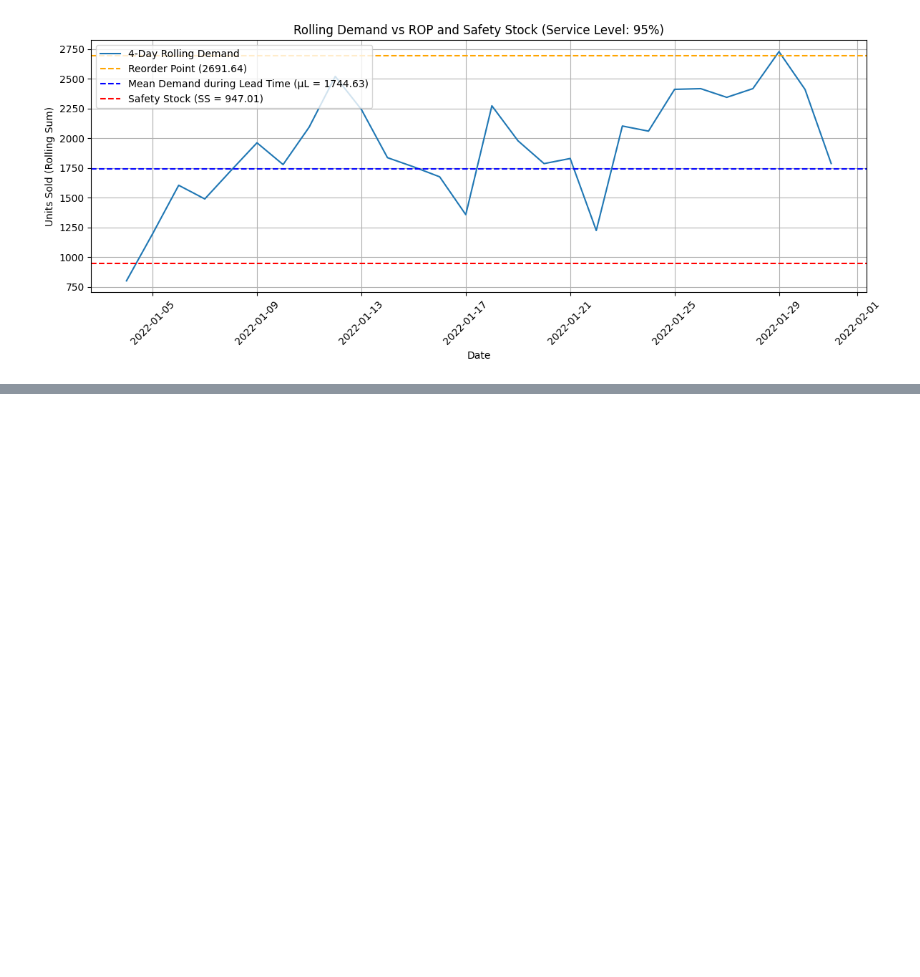
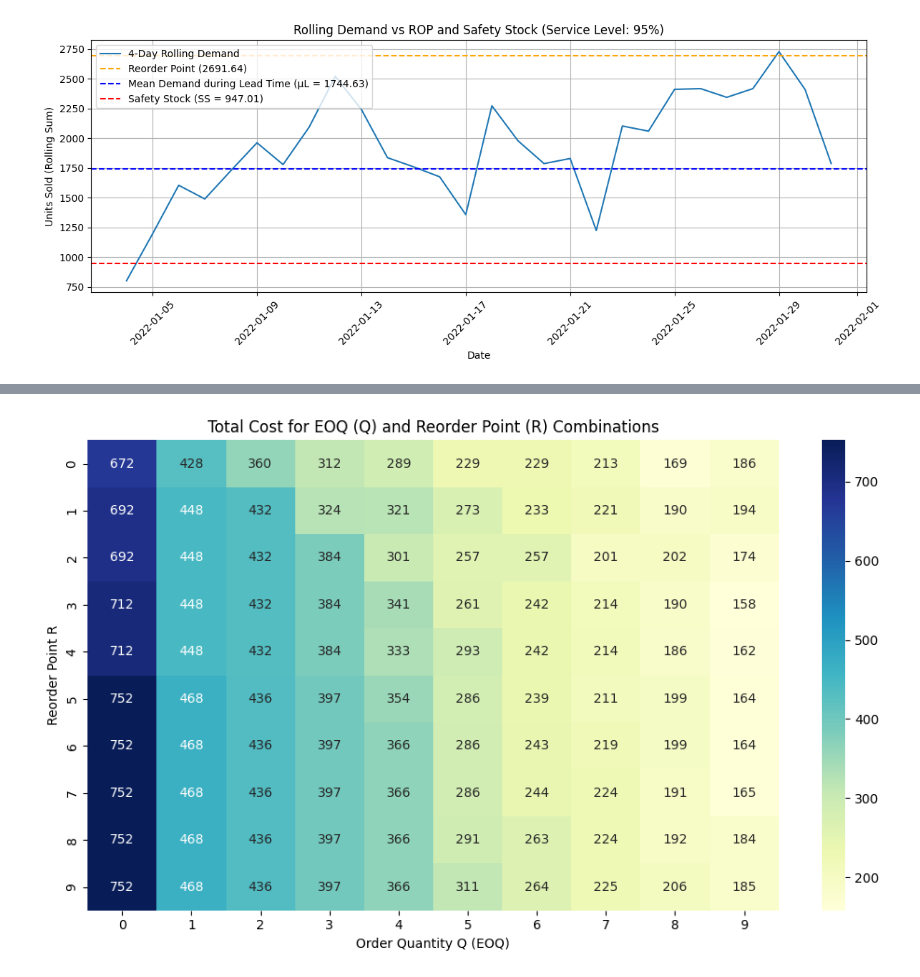
Before and after one commit to laithrasheed/Data-Science-Projects, a Jupyter notebook: Supply Chains Domain Knowledge/Coursera Specialization - Leverage Data Science for a More Agile Supply Chain/Practical notes with numeric data.ipynb, the cells around one changed output, grey strips where cells are left out. Cells and saved outputs as stored; diff of their text form; code cells hidden in the pictures; blank space fills up the shorter version.

Commit message:
Course3 Final Answer

```diff
--- a/Supply Chains Domain Knowledge/Coursera Specialization - Leverage Data Science for a More Agile Supply Chain/Practical notes with numeric data.ipynb
+++ b/Supply Chains Domain Knowledge/Coursera Specialization - Leverage Data Science for a More Agile Supply Chain/Practical notes with numeric data.ipynb
@@ -726,0 +732,5 @@ plt.show()
+# %%
+file_path4 = r"D:\2-Datasets from Various Resources\Supply Chains Domain Knowledge\Leverage DS Spec\Course3\Copy of M4 - Monte Carlo Simulation Exercise.xlsx"
+
+df_sim = pd.read_excel(file_path4, sheet_name = 'Python')
+df_sim
@@ -726,0 +755,69 @@ plt.show()
+# %%
+# Constants
+holding_cost_per_unit = 0.02  # $ per unit per day
+ordering_cost = 20            # $ per order
+initial_inventory = 7
+stockout_cost = 8             # $ per stockout event
+
+# Simulation parameters
+Q_values = range(0, 10, 1)  # EOQ candidates
+R_values = range(0, 10, 1)  # Reorder Point candidates
+
+# Function to simulate for a given Q and R
+def simulate_inventory(df, Q, R, holding_cost, ordering_cost, initial_inventory, stockout_cost):
+    inventory = initial_inventory
+    inventory_on_order = 0
+    order_arrival_day = -1
+    total_holding_cost = 0
+    total_ordering_cost = 0
+    total_stockouts = 0
+
+    for i, row in df.iterrows():
+        day = row['Day']
+        demand = row['Demand']
+        lead_time = row['Lead Time']
+
+        if day == order_arrival_day:
+            inventory += inventory_on_order
+            inventory_on_order = 0
+
+        if demand > inventory:
+            total_stockouts += 1
+            inventory = 0
+        else:
+            inventory -= demand
+
+        total_holding_cost += inventory * holding_cost
+
+        if inventory <= R and inventory_on_order == 0:
+            inventory_on_order = Q
+            order_arrival_day = day + lead_time
+            total_ordering_cost += ordering_cost
+
+    total_cost = total_holding_cost + total_ordering_cost + (total_stockouts * stockout_cost)
+    return total_cost
+
+# Run simulations
+results = []
+for Q in Q_values:
+    for R in R_values:
+        total_cost = simulate_inventory(
+            df_sim, Q, R,
+            holding_cost_per_unit, ordering_cost,
+            initial_inventory, stockout_cost
+        )
+        results.append({'Q': Q, 'R': R, 'Total Cost': total_cost})
+
+df_results = pd.DataFrame(results)
+pivot_table = df_results.pivot(index='R', columns='Q', values='Total Cost')
+
+# Plot heatmap of total cost
+plt.figure(figsize=(10, 6))
+sns.heatmap(pivot_table, annot=True, fmt=".0f", cmap='YlGnBu')
+plt.title('Total Cost for EOQ (Q) and Reorder Point (R) Combinations')
+plt.xlabel('Order Quantity Q (EOQ)')
+plt.ylabel('Reorder Point R')
+plt.tight_layout()
+plt.show()
+# %% [output]
+[figure, added]
```
Also changed, not shown: parts of 6 cells of this notebook, 2 other files.
